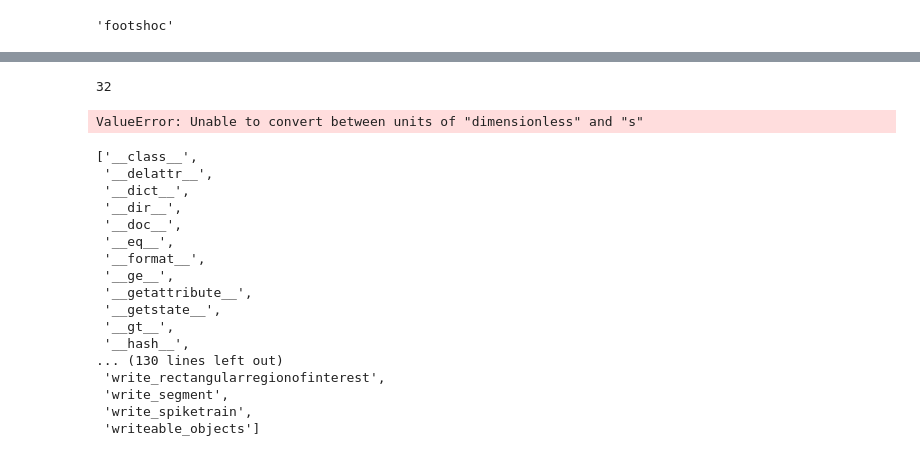
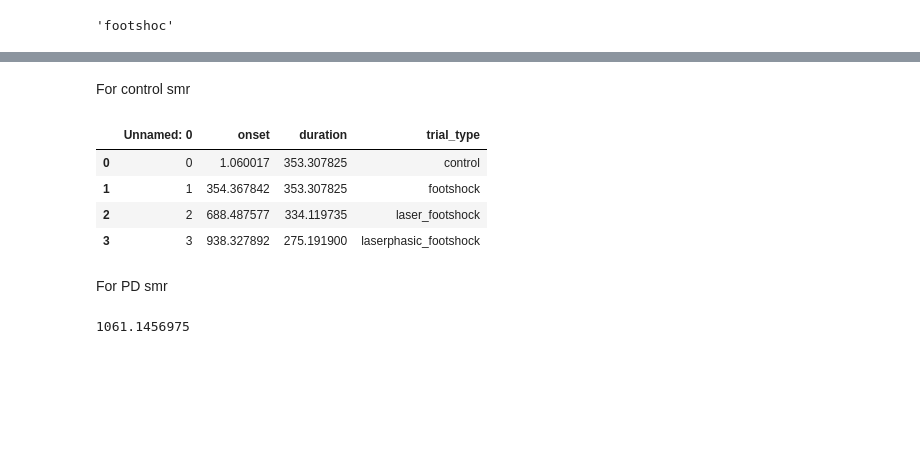
Before and after one commit to Akshit-Rawat/Spike_Interface_GIPSA, a Jupyter notebook: SpikeProject.ipynb, the cells around one changed output, grey strips where cells are left out. Drawn from its saved outputs; the diff is of its cells as text; code cells hidden in the pictures; blank space fills up the shorter version.

```diff
--- a/SpikeProject.ipynb
+++ b/SpikeProject.ipynb
@@ -268,5 +304,7 @@ events
+# %% [markdown]
+For control smr
 # %%
-data_loc = r"D:\GIPSA Labwork Internship\spiekee\Spikeme\sourcedata\520\ieeg\520-06.smr"
-data_loc2 = r"D:\GIPSA Labwork Internship\spike_interface_primaries\RAWAT\Spikeme\Spikeme\sourcedata\502\ieeg\502-01.smr"
+control_smr = r"D:\GIPSA Labwork Internship\spiekee\Spikeme\sourcedata\520\ieeg\520-06.smr"
+smrcsvfile= r"D:\GIPSA Labwork Internship\spiekee\Spikeme\smr_df_1.csv"
+
+SMR_BIDS_events(control_smr,smrcsvfile)
-# %% [output]
-32
@@ -284,24 +311,10 @@ def smr_to_bid_events(filename):
-# %%
-samples_obtained = smr_to_bid_events(data_loc)
-# %% [output]
-ValueError: Unable to convert between units of "dimensionless" and "s"
-# %%
-dir(Spike2IO(data_loc))
-# %% [output]
-['__class__',
- '__delattr__',
- '__dict__',
- '__dir__',
- '__doc__',
- '__eq__',
- '__format__',
- '__ge__',
- '__getattribute__',
- '__getstate__',
- '__gt__',
- '__hash__',
-... (130 lines left out)
- 'write_rectangularregionofinterest',
- 'write_segment',
- 'write_spiketrain',
- 'writeable_objects']
+# %%
+pd.read_csv(smrcsvfile)
+# %% [output]
+|  | Unnamed: 0 | onset | duration | trial_type |
+| 0 | 0 | 1.060017 | 353.307825 | control |
+| 1 | 1 | 354.367842 | 353.307825 | footshock |
+| 2 | 2 | 688.487577 | 334.119735 | laser_footshock |
+| 3 | 3 | 938.327892 | 275.191900 | laserphasic_footshock |
+# %% [markdown]
+For PD smr
@@ -307,0 +326,5 @@ dir(Spike2IO(data_loc))
+# %%
+smr_file_m = si.read_spike2(PD_smr)
+smr_file_m.get_times()[-1]
+# %% [output]
+1061.1456975
```
Also changed, not shown: parts of 33 cells of this notebook.
